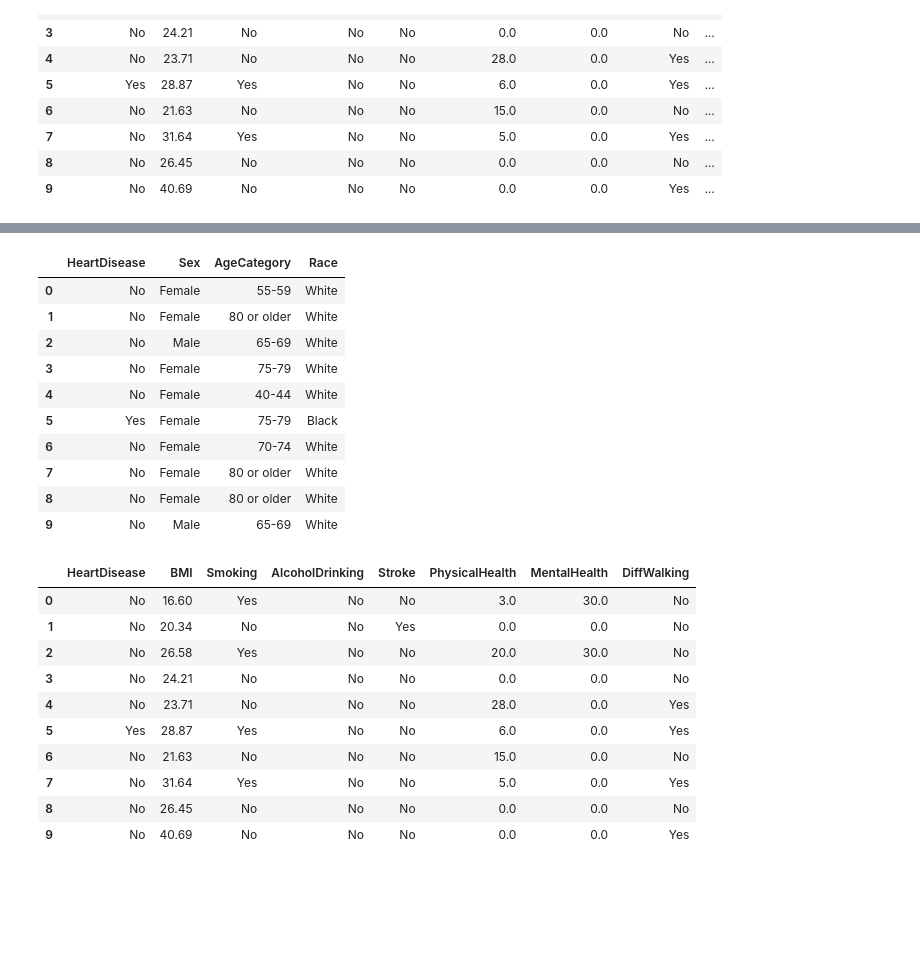
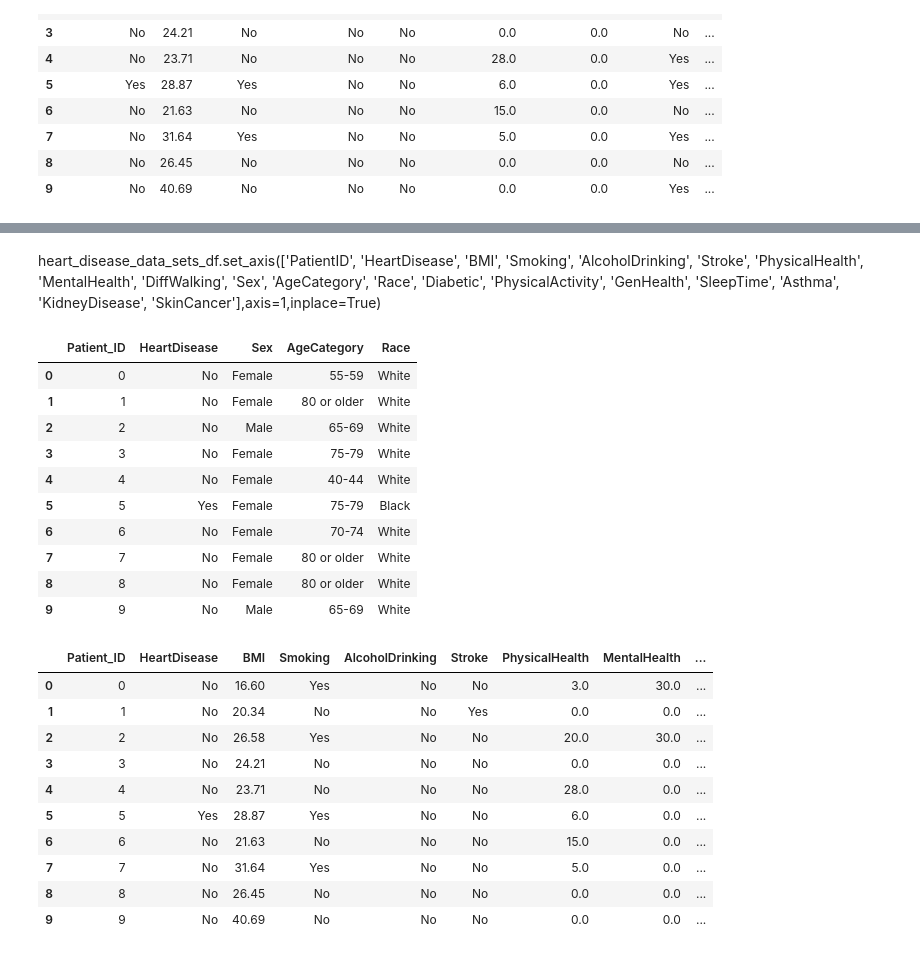
Before and after one commit to NishatSultana3538/Heart_Disease_Outcome, a Jupyter notebook: heart_disease_dataframe.ipynb, the cells around one changed output, grey strips where cells are left out. Cells and saved outputs as stored; diff of their text form; code cells hidden in the pictures; blank space fills up the shorter version.

```diff
--- a/heart_disease_dataframe.ipynb
+++ b/heart_disease_dataframe.ipynb
@@ -62,0 +75,4 @@ list(heart_disease_data_sets_df)
+# %%
+heart_disease_data_sets_df.reset_index(inplace=True)
+heart_disease_data_sets_df = heart_disease_data_sets_df.rename(columns = {'index':'Patient_ID'})
+heart_disease_data_sets_df.head(10)
@@ -63,39 +91,58 @@ list(heart_disease_data_sets_df)
+# %% [markdown]
+heart_disease_data_sets_df.set_axis(['PatientID', 'HeartDisease',
+ 'BMI',
+ 'Smoking',
+ 'AlcoholDrinking',
+ 'Stroke',
+ 'PhysicalHealth',
+ 'MentalHealth',
+ 'DiffWalking',
+ 'Sex',
+ 'AgeCategory',
+ 'Race',
+ 'Diabetic',
+ 'PhysicalActivity',
+ 'GenHealth',
+ 'SleepTime',
+ 'Asthma',
+ 'KidneyDisease',
+ 'SkinCancer'],axis=1,inplace=True)
 # %%
 #df1 = df[['a', 'b']]
-heart_disease_demographic_data_df = heart_disease_data_sets_df[['HeartDisease', 'Sex', 'AgeCategory', 'Race']]
+heart_disease_demographic_data_df = heart_disease_data_sets_df[['Patient_ID', 'HeartDisease', 'Sex', 'AgeCategory', 'Race']]
 heart_disease_demographic_data_df.head(10)
 # %% [output]
-|  | HeartDisease | Sex | AgeCategory | Race |
-| 0 | No | Female | 55-59 | White |
-| 1 | No | Female | 80 or older | White |
-| 2 | No | Male | 65-69 | White |
-| 3 | No | Female | 75-79 | White |
-| 4 | No | Female | 40-44 | White |
-| 5 | Yes | Female | 75-79 | Black |
-| 6 | No | Female | 70-74 | White |
-| 7 | No | Female | 80 or older | White |
-| 8 | No | Female | 80 or older | White |
-| 9 | No | Male | 65-69 | White |
+|  | Patient_ID | HeartDisease | Sex | AgeCategory | Race |
+| 0 | 0 | No | Female | 55-59 | White |
+| 1 | 1 | No | Female | 80 or older | White |
+| 2 | 2 | No | Male | 65-69 | White |
+| 3 | 3 | No | Female | 75-79 | White |
+| 4 | 4 | No | Female | 40-44 | White |
+| 5 | 5 | Yes | Female | 75-79 | Black |
+| 6 | 6 | No | Female | 70-74 | White |
+| 7 | 7 | No | Female | 80 or older | White |
+| 8 | 8 | No | Female | 80 or older | White |
+| 9 | 9 | No | Male | 65-69 | White |
 # %%
-heart_disease_behavioural_health_data_df = heart_disease_data_sets_df[['HeartDisease',
+heart_disease_behavioural_health_data_df = heart_disease_data_sets_df[['Patient_ID', 'HeartDisease',
  'BMI',
  'Smoking',
  'AlcoholDrinking',
  'Stroke',
  'PhysicalHealth',
  'MentalHealth',
- 'DiffWalking',]]
+ 'DiffWalking']]
 heart_disease_behavioural_health_data_df.head(10)
 # %% [output]
-|  | HeartDisease | BMI | Smoking | AlcoholDrinking | Stroke | PhysicalHealth | MentalHealth | DiffWalking |
-| 0 | No | 16.60 | Yes | No | No | 3.0 | 30.0 | No |
-| 1 | No | 20.34 | No | No | Yes | 0.0 | 0.0 | No |
-| 2 | No | 26.58 | Yes | No | No | 20.0 | 30.0 | No |
-| 3 | No | 24.21 | No | No | No | 0.0 | 0.0 | No |
-| 4 | No | 23.71 | No | No | No | 28.0 | 0.0 | Yes |
-| 5 | Yes | 28.87 | Yes | No | No | 6.0 | 0.0 | Yes |
-| 6 | No | 21.63 | No | No | No | 15.0 | 0.0 | No |
-| 7 | No | 31.64 | Yes | No | No | 5.0 | 0.0 | Yes |
-| 8 | No | 26.45 | No | No | No | 0.0 | 0.0 | No |
-| 9 | No | 40.69 | No | No | No | 0.0 | 0.0 | Yes |
+|  | Patient_ID | HeartDisease | BMI | Smoking | AlcoholDrinking | Stroke | PhysicalHealth | MentalHealth | ... |
+| 0 | 0 | No | 16.60 | Yes | No | No | 3.0 | 30.0 | ... |
+| 1 | 1 | No | 20.34 | No | No | Yes | 0.0 | 0.0 | ... |
+| 2 | 2 | No | 26.58 | Yes | No | No | 20.0 | 30.0 | ... |
+| 3 | 3 | No | 24.21 | No | No | No | 0.0 | 0.0 | ... |
+| 4 | 4 | No | 23.71 | No | No | No | 28.0 | 0.0 | ... |
+| 5 | 5 | Yes | 28.87 | Yes | No | No | 6.0 | 0.0 | ... |
+| 6 | 6 | No | 21.63 | No | No | No | 15.0 | 0.0 | ... |
+| 7 | 7 | No | 31.64 | Yes | No | No | 5.0 | 0.0 | ... |
+| 8 | 8 | No | 26.45 | No | No | No | 0.0 | 0.0 | ... |
+| 9 | 9 | No | 40.69 | No | No | No | 0.0 | 0.0 | ... |
 # %%
```
Also changed, not shown: parts of 4 cells of this notebook, 10 other files.
